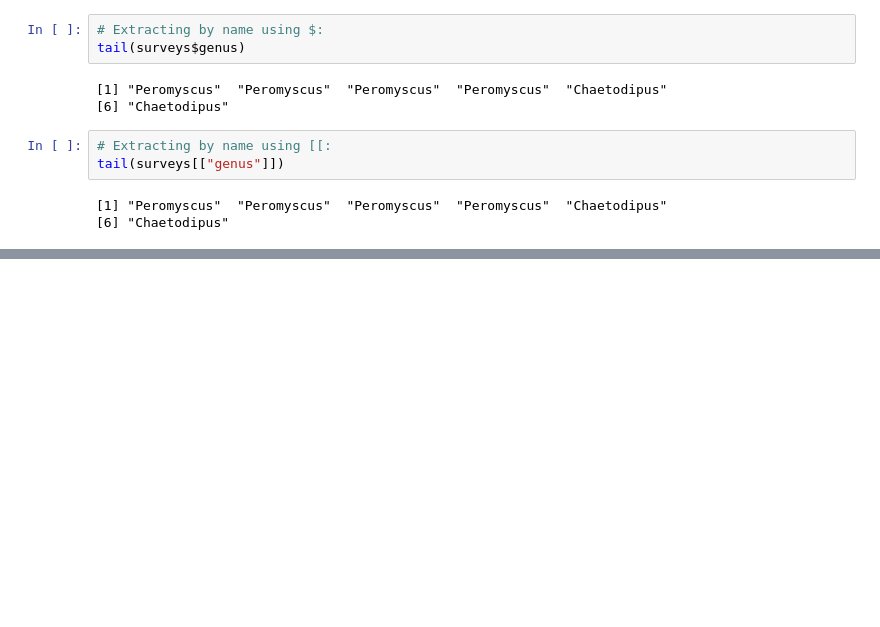
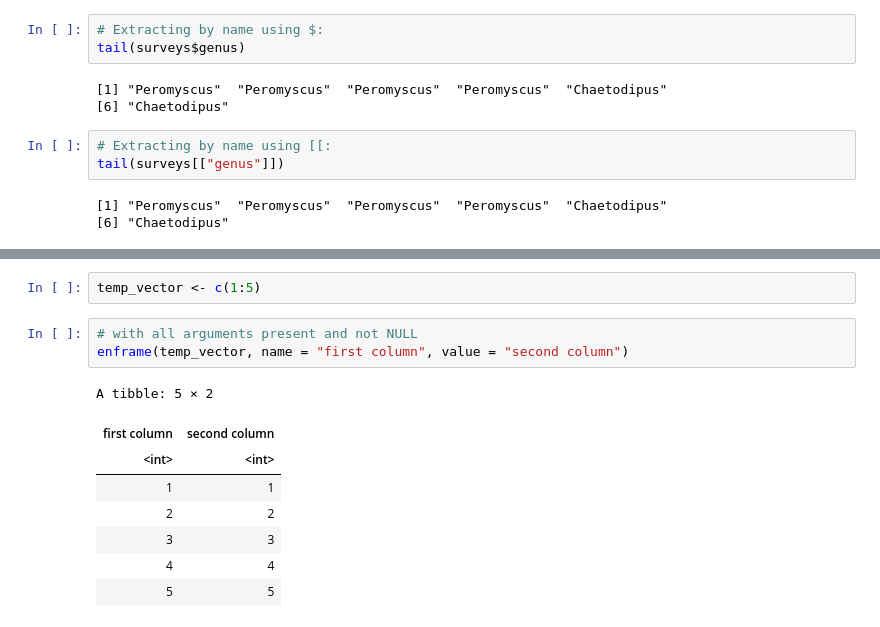
Before and after one commit to janevskistefan/R-for-Ecology, a Jupyter notebook: 02 - Starting with data/reading_data.ipynb, the cells around one changed output, grey strips where cells are left out. Drawn from its saved outputs; the diff is of its cells as text; blank space fills up the shorter version.

```diff
--- a/02 - Starting with data/reading_data.ipynb
+++ b/02 - Starting with data/reading_data.ipynb
@@ -279,0 +440,14 @@ A tibble: 1 × 1
+# %%
+temp_vector <- c(1:5)
+# %%
+# with all arguments present and not NULL
+enframe(temp_vector, name = "first column", value = "second column")
+# %% [output]
+A tibble: 5 × 2
+| first column | second column |
+| <int> | <int> |
+| 1 | 1 |
+| 2 | 2 |
+| 3 | 3 |
+| 4 | 4 |
+| 5 | 5 |
```
Also changed, not shown: parts of 47 cells of this notebook.
